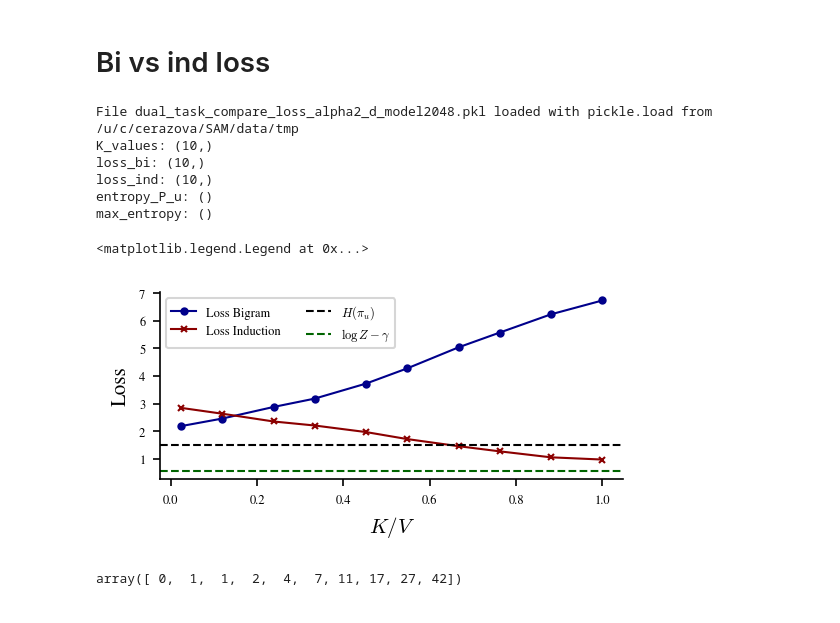
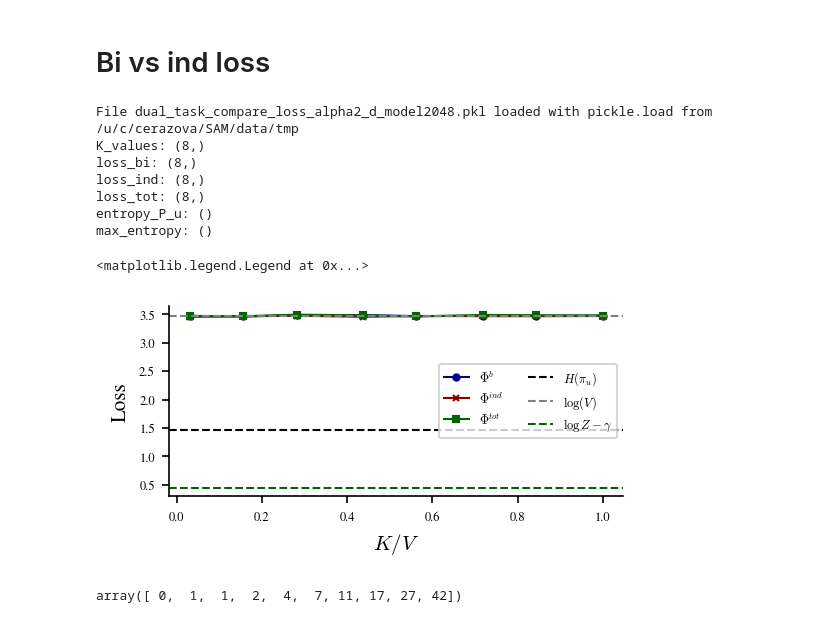
Before and after one commit to CristopherErazo/SAM, a Jupyter notebook: notebooks/26_03_11_Dual_Task.ipynb, the cells around one changed output. Saved outputs shown, nothing was run; the diff lists cells and outputs as text; code cells hidden in the pictures.

Commit message:
dual model update

```diff
--- a/notebooks/26_03_11_Dual_Task.ipynb
+++ b/notebooks/26_03_11_Dual_Task.ipynb
@@ -77,7 +77,7 @@ Figure saved on /u/c/cerazova/SAM/plots/2026-03 as dual_task.png
 # %% [markdown]
 # Check loss
 # %%
-d = 2048
+d = 1024
 alpha = 2
 
 data = load_data('dual_task_check',experiment_name='tmp',params={'d_model':d,'alpha':alpha})
@@ -137,7 +137,7 @@ math.sqrt(d)
 # %%
 d = 2048
 alpha = 2
-vocab_size = 42
+vocab_size = 32
 
 data = load_data('dual_task_compare_loss',experiment_name='tmp',params={'d_model':d,'alpha':alpha})
 
@@ -146,40 +146,47 @@ for key in data.keys():
     print(f"{key}: {data[key].shape}")
 # %% [output]
 File dual_task_compare_loss_alpha2_d_model2048.pkl loaded with pickle.load from /u/c/cerazova/SAM/data/tmp
-K_values: (10,)
-loss_bi: (10,)
-loss_ind: (10,)
+K_values: (8,)
+loss_bi: (8,)
+loss_ind: (8,)
+loss_tot: (8,)
 entropy_P_u: ()
 max_entropy: ()
 # %%
 # Settings
 set_font_sizes(conf='tight')
 
 # Plot
 fig , axes = create_fig()
 
 ax = axes
 Ks = data['K_values']/vocab_size
 loss_bi = data['loss_bi']
 loss_ind = data['loss_ind']
-ax.plot(Ks, loss_bi, label='Loss Bigram', color='darkblue', marker='o', markersize=3, lw=1)
-ax.plot(Ks, loss_ind, label='Loss Induction', color='darkred', marker='x', markersize=3, lw=1)
+loss_tot = data['loss_tot']
+ax.plot(Ks, loss_bi, label=r'$\Phi^{b}$', color='darkblue', marker='o', markersize=3, lw=1)
+ax.plot(Ks, loss_ind, label='$\Phi^{ind}$', color='darkred', marker='x', markersize=3, lw=1)
+ax.plot(Ks, loss_tot, label='$\Phi^{tot}$', color='darkgreen', marker='s', markersize=3, lw=1)
 ax.set_xlabel(r'$K/V$')
 ax.set_ylabel('Loss')
 # ax.legend()
 
 ax.axhline(data['entropy_P_u'], color='black', ls='--', label=r'$H(\pi_u)$', lw=1)
+ax.axhline(data['max_entropy'], color='gray', ls='--', label=r'$\log(V)$', lw=1)
 gamma = 4.0
 Z = math.exp(gamma) + vocab_size - 1
 
 ax.axhline(math.log(Z)-gamma, color='darkgreen', ls='--', label=r'$\log Z-\gamma$', lw=1)
 ax.legend(ncols=2)
 # ax.set_xscale('log')
 # ax.set_yscale('log')
 # ax.set_title(f'Loss vs K for d={d}, alpha={alpha}')
+
+
+# save_fig(fig,'dual_task_compare_loss',params={'d':d,'alpha':alpha,'L':256,'V':vocab_size},date=True)
 # %% [output]
 <matplotlib.legend.Legend at 0x...>
-[figure, old version]
+[figure, new version]
 # %%
 np.logspace(-0.1,np.log10(vocab_size),num=10,dtype=int)
 # %% [output]
```
Also changed, not shown: parts of 2 cells of this notebook, 4 other files.
